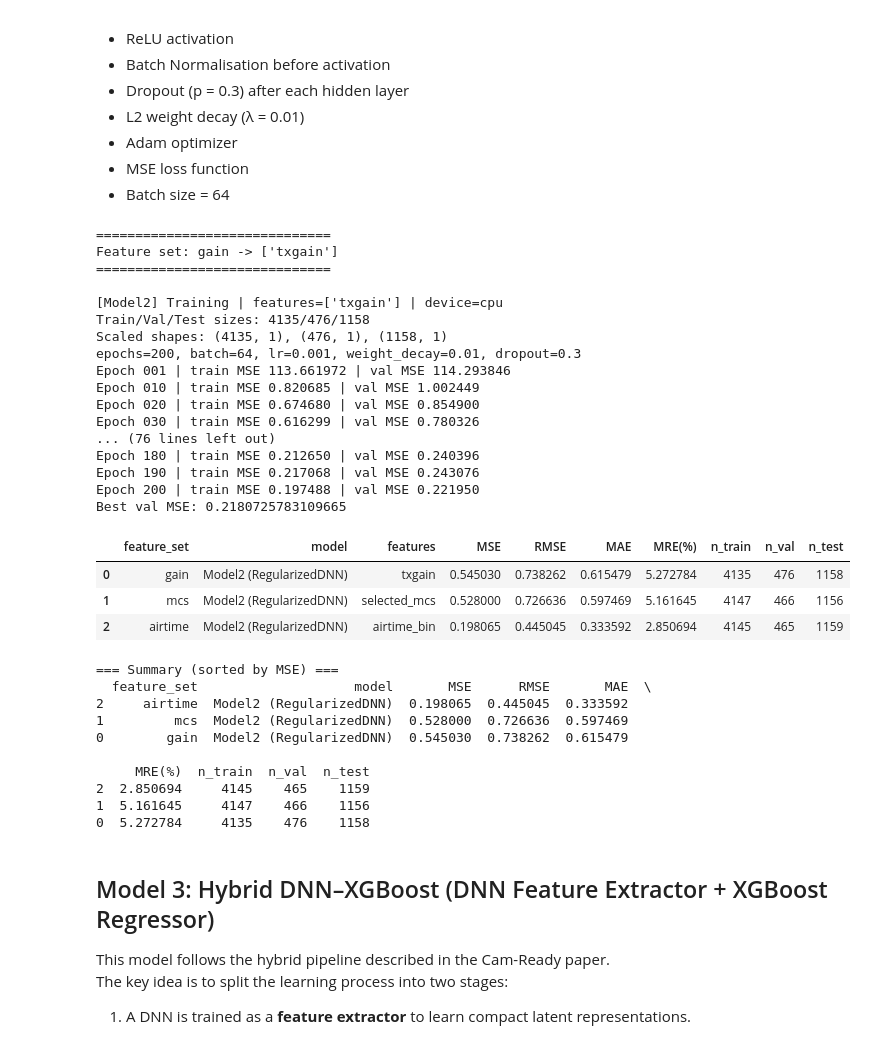
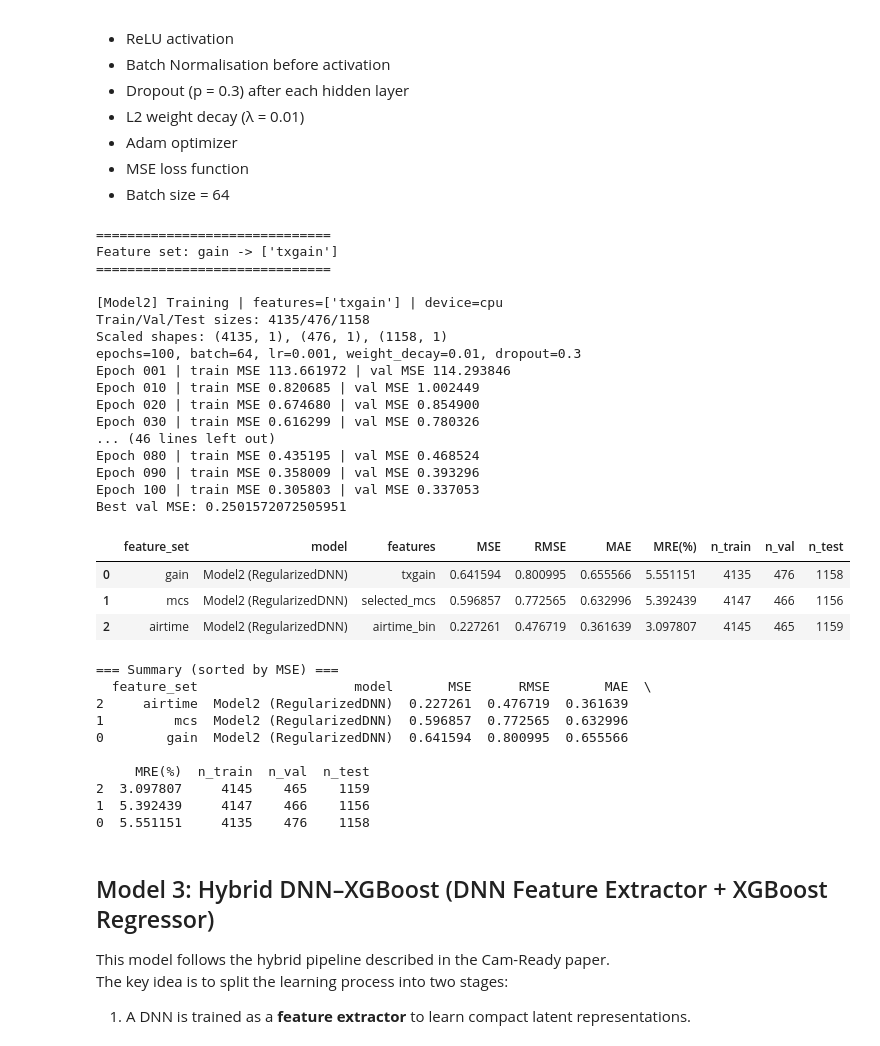
Before and after one commit to samiwu79/BAI_project, a Jupyter notebook: baseline.ipynb, the cells around one changed output. Cells and saved outputs as stored; diff of their text form; code cells hidden in the pictures.

```diff
--- a/baseline.ipynb
+++ b/baseline.ipynb
@@ -404,7 +411,7 @@ FEATURE_SETS = {
 target_col = "pm_power"
 
 results = []
-test_outputs_m3 = {}
+test_outputs_m1 = {}
 
 for feat_name, feature_cols in FEATURE_SETS.items():
     print(f"\n==============================")
@@ -432,10 +439,10 @@ for feat_name, feature_cols in FEATURE_SETS.items():
     )
 
     # Save test predictions for plotting later
-    test_outputs_m3[feat_name] = {
+    test_outputs_m1[feat_name] = {
         "test_df": test_df.copy(),
         "y_true": out["y_true"],
-        "y_pred_m3": out["y_pred"]
+        "y_pred_m1": out["y_pred"]
     }
 
     results.append({
@@ -732,7 +739,7 @@ for feat_name, feature_cols in FEATURE_SETS.items():
         train_df, val_df, test_df,
         feature_cols=feature_cols,
         target_col=target_col,
-        epochs=200, batch_size=64, lr=1e-3, weight_decay=1e-2,
+        epochs=100, batch_size=64, lr=1e-3, weight_decay=1e-2,
         seed=42, verbose_every=10
     )
 
@@ -740,59 +747,59 @@ for feat_name, feature_cols in FEATURE_SETS.items():
     test_outputs_m2[feat_name] = {
         "test_df": test_df.copy(),
         "y_true": out["y_true"],
-        "y_pred_m3": out["y_pred"]
+        "y_pred_m2": out["y_pred"]
     }
 
     results.append({
         "feature_set": feat_name,
         "model": "Model2 (RegularizedDNN)",
         "features": ",".join(feature_cols),
         "MSE": out["mse"],
         "RMSE": out["rmse"],
         "MAE": out["mae"],
         "MRE(%)": out["mre_pct"],
         "n_train": len(train_df),
         "n_val": len(val_df),
         "n_test": len(test_df),
     })
 
 results_df = pd.DataFrame(results)
 display(results_df)
 
 print("\n=== Summary (sorted by MSE) ===")
 print(results_df.sort_values("MSE")[["feature_set","model","MSE","RMSE","MAE","MRE(%)","n_train","n_val","n_test"]])
 # %% [output]
 ==============================
 Feature set: gain -> ['txgain']
 ==============================
 
 [Model2] Training | features=['txgain'] | device=cpu
 Train/Val/Test sizes: 4135/476/1158
 Scaled shapes: (4135, 1), (476, 1), (1158, 1)
-epochs=200, batch=64, lr=0.001, weight_decay=0.01, dropout=0.3
+epochs=100, batch=64, lr=0.001, weight_decay=0.01, dropout=0.3
 Epoch 001 | train MSE 113.661972 | val MSE 114.293846
 Epoch 010 | train MSE 0.820685 | val MSE 1.002449
 Epoch 020 | train MSE 0.674680 | val MSE 0.854900
 Epoch 030 | train MSE 0.616299 | val MSE 0.780326
-... (76 lines left out)
-Epoch 180 | train MSE 0.212650 | val MSE 0.240396
-Epoch 190 | train MSE 0.217068 | val MSE 0.243076
-Epoch 200 | train MSE 0.197488 | val MSE 0.221950
-Best val MSE: 0.2180725783109665
+... (46 lines left out)
+Epoch 080 | train MSE 0.435195 | val MSE 0.468524
+Epoch 090 | train MSE 0.358009 | val MSE 0.393296
+Epoch 100 | train MSE 0.305803 | val MSE 0.337053
+Best val MSE: 0.2501572072505951
 |  | feature_set | model | features | MSE | RMSE | MAE | MRE(%) | n_train | n_val | n_test |
-| 0 | gain | Model2 (RegularizedDNN) | txgain | 0.545030 | 0.738262 | 0.615479 | 5.272784 | 4135 | 476 | 1158 |
-| 1 | mcs | Model2 (RegularizedDNN) | selected_mcs | 0.528000 | 0.726636 | 0.597469 | 5.161645 | 4147 | 466 | 1156 |
-| 2 | airtime | Model2 (RegularizedDNN) | airtime_bin | 0.198065 | 0.445045 | 0.333592 | 2.850694 | 4145 | 465 | 1159 |
+| 0 | gain | Model2 (RegularizedDNN) | txgain | 0.641594 | 0.800995 | 0.655566 | 5.551151 | 4135 | 476 | 1158 |
+| 1 | mcs | Model2 (RegularizedDNN) | selected_mcs | 0.596857 | 0.772565 | 0.632996 | 5.392439 | 4147 | 466 | 1156 |
+| 2 | airtime | Model2 (RegularizedDNN) | airtime_bin | 0.227261 | 0.476719 | 0.361639 | 3.097807 | 4145 | 465 | 1159 |
 === Summary (sorted by MSE) ===
   feature_set                    model       MSE      RMSE       MAE  \
-2     airtime  Model2 (RegularizedDNN)  0.198065  0.445045  0.333592
-1         mcs  Model2 (RegularizedDNN)  0.528000  0.726636  0.597469
-0        gain  Model2 (RegularizedDNN)  0.545030  0.738262  0.615479
+2     airtime  Model2 (RegularizedDNN)  0.227261  0.476719  0.361639
+1         mcs  Model2 (RegularizedDNN)  0.596857  0.772565  0.632996
+0        gain  Model2 (RegularizedDNN)  0.641594  0.800995  0.655566
 
      MRE(%)  n_train  n_val  n_test
-2  2.850694     4145    465    1159
-1  5.161645     4147    466    1156
-0  5.272784     4135    476    1158
+2  3.097807     4145    465    1159
+1  5.392439     4147    466    1156
+0  5.551151     4135    476    1158
 # %% [markdown]
 ## Model 3: Hybrid DNN–XGBoost (DNN Feature Extractor + XGBoost Regressor)
 
```
Also changed, not shown: parts of 4 cells of this notebook.
